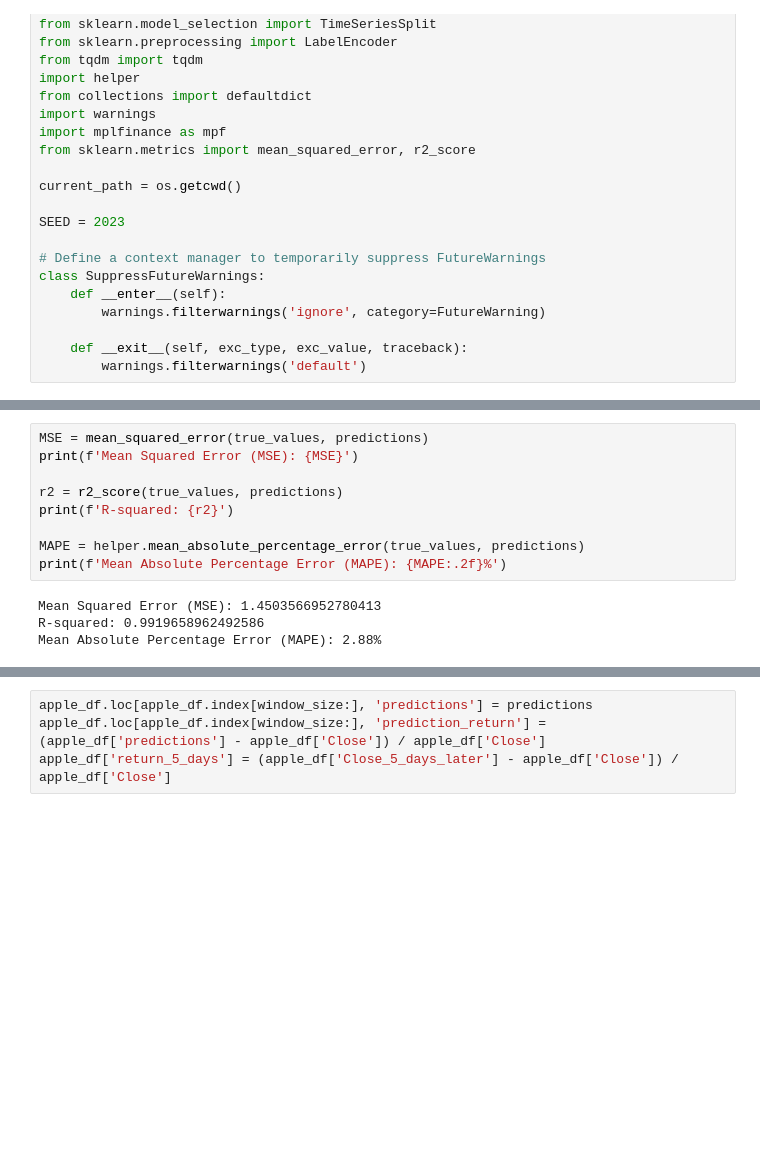
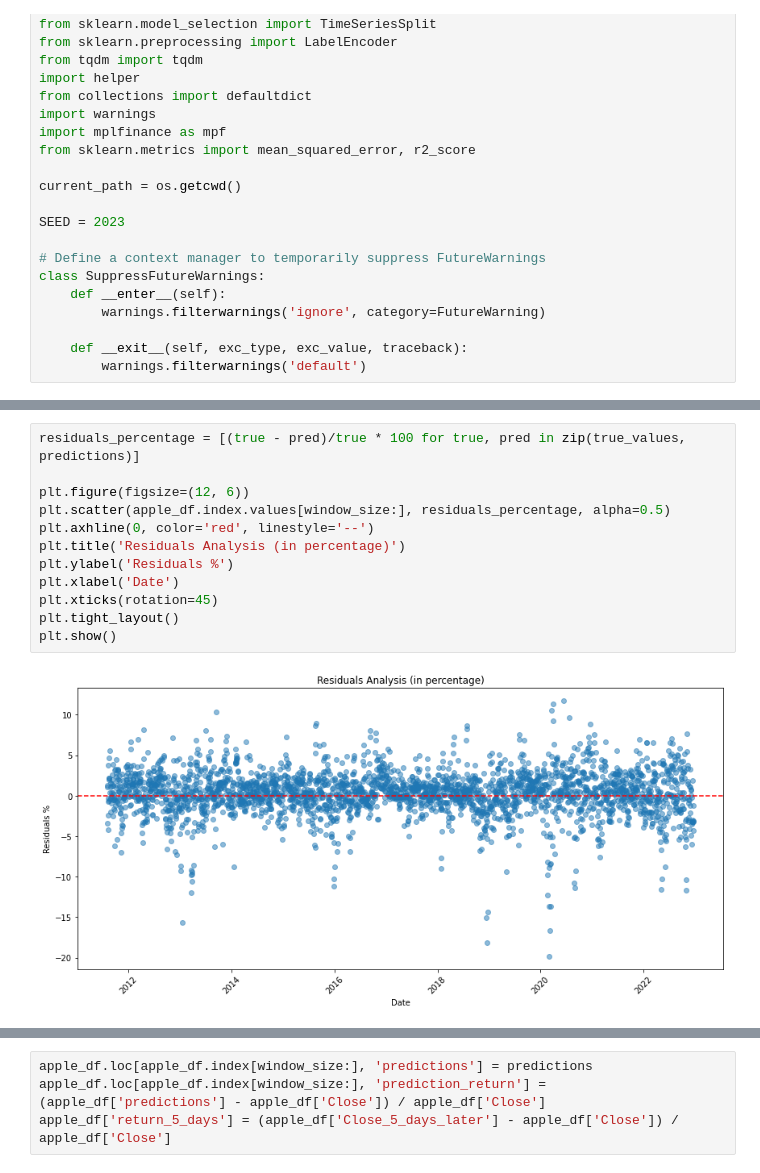
Before and after one commit to howie-zeng/Analyzing-Retail-Sentiment-and-Detecting-Trading-Signals, a Jupyter notebook: Stock_Analysis_Prediction/Stock/model_signal.ipynb, the cells around one changed output, grey strips where cells are left out. Saved outputs shown, nothing was run; the diff lists cells and outputs as text; blank space fills up the shorter version.

```diff
--- a/Stock_Analysis_Prediction/Stock/model_signal.ipynb
+++ b/Stock_Analysis_Prediction/Stock/model_signal.ipynb
@@ -136,16 +219,17 @@ Wall time: 2min 18s
-# %%
-MSE = mean_squared_error(true_values, predictions)
-print(f'Mean Squared Error (MSE): {MSE}')
-
-r2 = r2_score(true_values, predictions)
-print(f'R-squared: {r2}')
-
-MAPE = helper.mean_absolute_percentage_error(true_values, predictions)
-print(f'Mean Absolute Percentage Error (MAPE): {MAPE:.2f}%')
-# %% [output]
-Mean Squared Error (MSE): 1.4503566952780413
-R-squared: 0.9919658962492586
-Mean Absolute Percentage Error (MAPE): 2.88%
+# %%
+residuals_percentage = [(true - pred)/true * 100 for true, pred in zip(true_values, predictions)]
+
+plt.figure(figsize=(12, 6))
+plt.scatter(apple_df.index.values[window_size:], residuals_percentage, alpha=0.5)
+plt.axhline(0, color='red', linestyle='--')
+plt.title('Residuals Analysis (in percentage)')
+plt.ylabel('Residuals %')
+plt.xlabel('Date')
+plt.xticks(rotation=45)
+plt.tight_layout()
+plt.show()
+# %% [output]
+[figure, added]
 # %%
 plt.figure(figsize=(30, 16))  # Keep the figure size large for clarity
 
```
Also changed, not shown: parts of 14 cells of this notebook, 4 other files.
